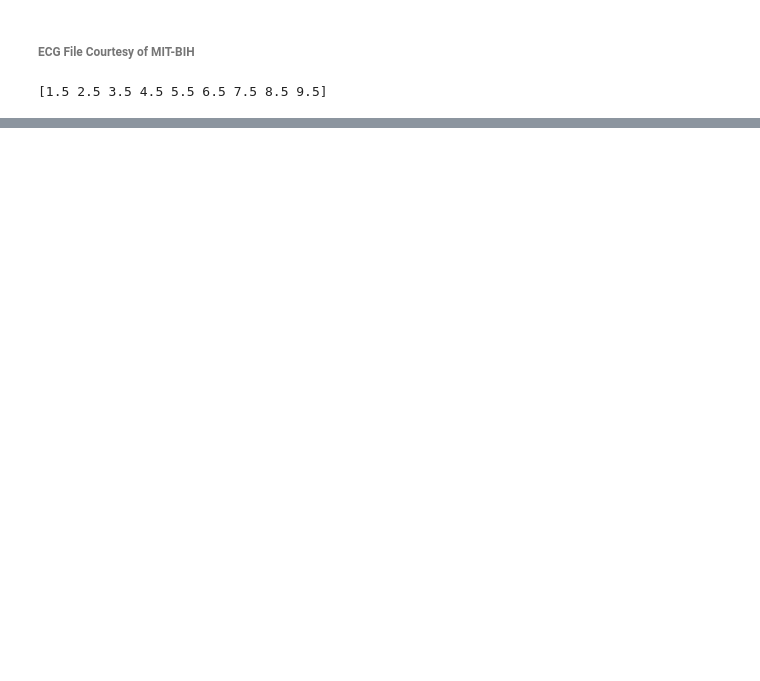
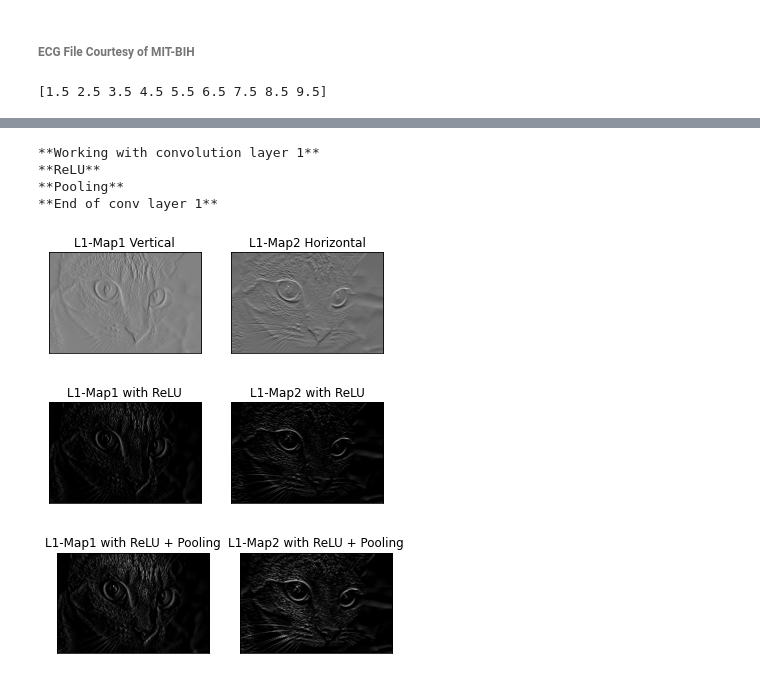
Before and after one commit to 17szabod/QRSwithCNNs532, a Jupyter notebook: proj.ipynb, the cells around one changed output, grey strips where cells are left out. Drawn from its saved outputs; the diff is of its cells as text; code cells hidden in the pictures; blank space fills up the shorter version.

Commit message:
Adding messages between CNN example layers

```diff
--- a/proj.ipynb
+++ b/proj.ipynb
@@ -340,0 +198,65 @@ Feature map shape:  298
+# %%
+# First conv layer
+l1_filter = numpy.zeros((2,3,3))
+
+# Vertical edge detection
+l1_filter[0, :, :] = np.array([[[-1, 0, 1],
+                                [-1, 0, 1],
+                                [-1, 0, 1]]])
+# Horizontal edge detection
+l1_filter[1, :, :] = np.array([[[1,   1,  1],
+                                [0,   0,  0],
+                                [-1, -1, -1]]])
+
+print("**Working with convolution layer 1**")
+l1_feature_map = conv(img, l1_filter)
+print("**ReLU**")
+l1_feature_map_relu = relu(l1_feature_map)
+print("**Pooling**")
+l1_feature_map_relu_pool = pooling(l1_feature_map_relu, 2, 2)
+print("**End of conv layer 1**\n")
+
+# Layer 1
+fig1, ax1 = plt.subplots(nrows=1, ncols=2)
+ax1[0].imshow(l1_feature_map[:, :, 0]).set_cmap("gray")
+ax1[0].get_xaxis().set_ticks([])
+ax1[0].get_yaxis().set_ticks([])
+ax1[0].set_title("L1-Map1 Vertical")
+
+ax1[1].imshow(l1_feature_map[:, :, 1]).set_cmap("gray")
+ax1[1].get_xaxis().set_ticks([])
+ax1[1].get_yaxis().set_ticks([])
+ax1[1].set_title("L1-Map2 Horizontal")
+plt.show()
+
+fig11, ax11 = plt.subplots(nrows=1, ncols=2)
+ax11[0].imshow(l1_feature_map_relu[:, :, 0]).set_cmap("gray")
+ax11[0].get_xaxis().set_ticks([])
+ax11[0].get_yaxis().set_ticks([])
+ax11[0].set_title("L1-Map1 with ReLU")
+
+ax11[1].imshow(l1_feature_map_relu[:, :, 1]).set_cmap("gray")
+ax11[1].get_xaxis().set_ticks([])
+ax11[1].get_yaxis().set_ticks([])
+ax11[1].set_title("L1-Map2 with ReLU")
+plt.show()
+
+fig12, ax12 = plt.subplots(nrows=1, ncols=2)
+ax12[0].imshow(l1_feature_map_relu_pool[:, :, 0]).set_cmap("gray")
+ax12[0].get_xaxis().set_ticks([])
+ax12[0].get_yaxis().set_ticks([])
+ax12[0].set_title("L1-Map1 with ReLU + Pooling")
+
+ax12[1].imshow(l1_feature_map_relu_pool[:, :, 1]).set_cmap("gray")
+ax12[1].get_xaxis().set_ticks([])
+ax12[1].get_yaxis().set_ticks([])
+ax12[1].set_title("L1-Map2 with ReLU + Pooling")
+plt.show()
+# %% [output]
+**Working with convolution layer 1**
+**ReLU**
+**Pooling**
+**End of conv layer 1**
+[figure, added]
+[figure, added]
+[figure, added]
```
Also changed, not shown: parts of 10 cells of this notebook.
